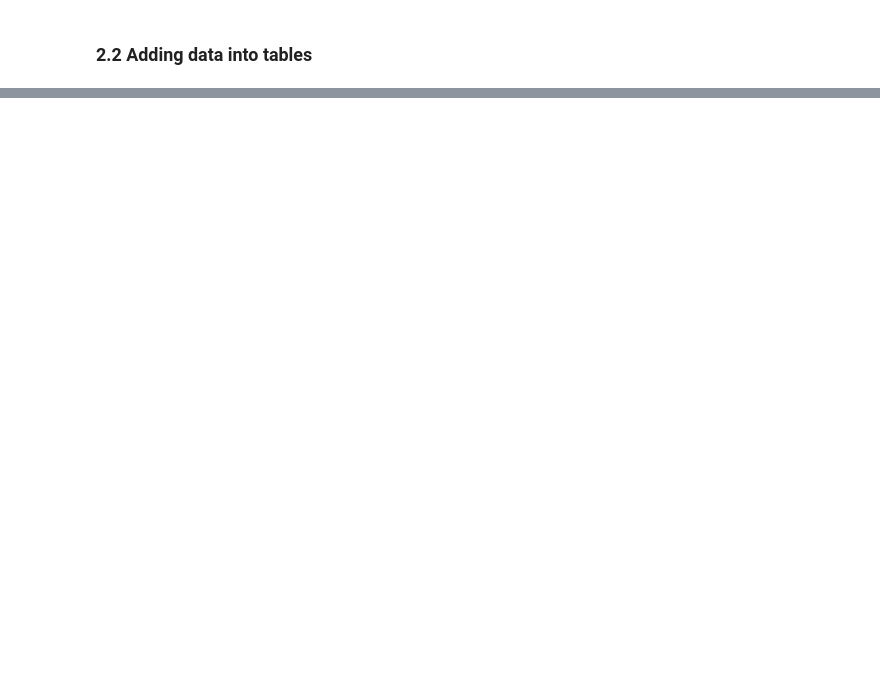
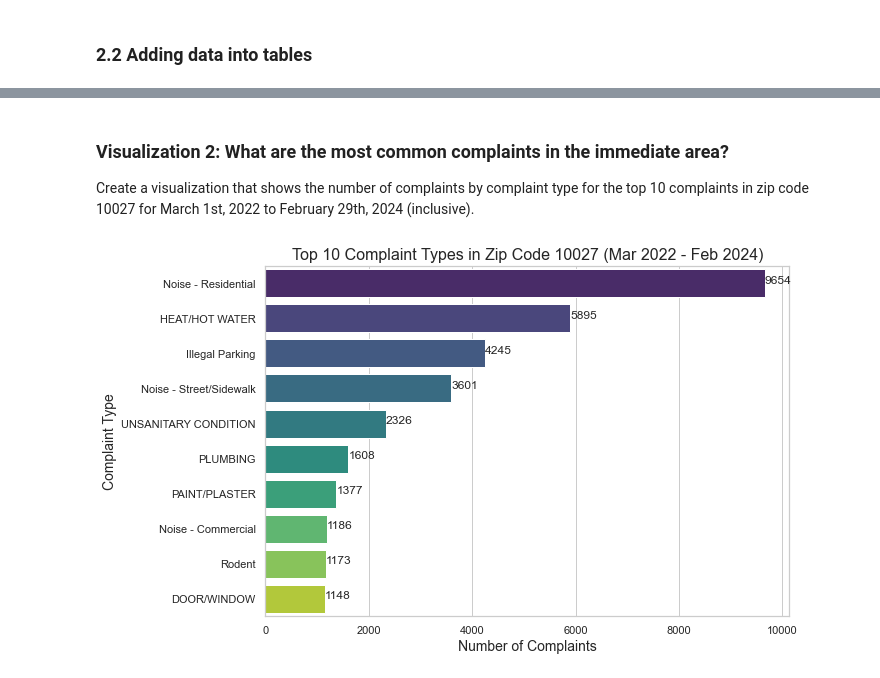
Before and after one commit to glorialjr/TFA-Final-Project_Gloria-Isha, a Jupyter notebook: TFA Final Project_GloriaIsha.ipynb, the cells around one changed output, grey strips where cells are left out. Saved outputs shown, nothing was run; the diff lists cells and outputs as text; code cells hidden in the pictures; blank space fills up the shorter version.

```diff
--- a/TFA Final Project_GloriaIsha.ipynb
+++ b/TFA Final Project_GloriaIsha.ipynb
@@ -581,0 +1159,36 @@ Uploaded DataFrame to nyc_rents.
+# %% [markdown]
+### Visualization 2: What are the most common complaints in the immediate area?
+Create a visualization that shows the number of complaints by complaint type for the top 10 complaints in zip code 10027 for March 1st, 2022 to February 29th, 2024 (inclusive).
+# %%
+# SQL Query to get the count of each complaint type for zip code 10027
+complaints_by_type_query = """
+SELECT complaint_type, COUNT(*) AS complaint_count
+FROM nyc_311_complaints
+WHERE incident_zip = '10027'
+AND created_date BETWEEN '2022-03-01' AND '2024-02-29'
+GROUP BY complaint_type
+ORDER BY complaint_count DESC
+LIMIT 10;
+"""
+
+# Execute the query and retrieve data
+complaints_by_type_df = pd.read_sql_query(complaints_by_type_query, engine)
+
+# Visualization with Seaborn barplot
+sns.set_theme(style="whitegrid")
+plt.figure(figsize=(10, 6))
+sns.barplot(x='complaint_count', y='complaint_type', data=complaints_by_type_df, palette='viridis')
+
+# Add title and labels
+plt.title('Top 10 Complaint Types in Zip Code 10027 (Mar 2022 - Feb 2024)', fontsize=16)
+plt.xlabel('Number of Complaints', fontsize=14)
+plt.ylabel('Complaint Type', fontsize=14)
+
+# Display the values on the bars
+for index, value in enumerate(complaints_by_type_df['complaint_count']):
+    plt.text(value, index, str(value))
+
+plt.tight_layout()
+plt.show()
+# %% [output]
+[figure, added]
```
Also changed, not shown: parts of 50 cells of this notebook.
